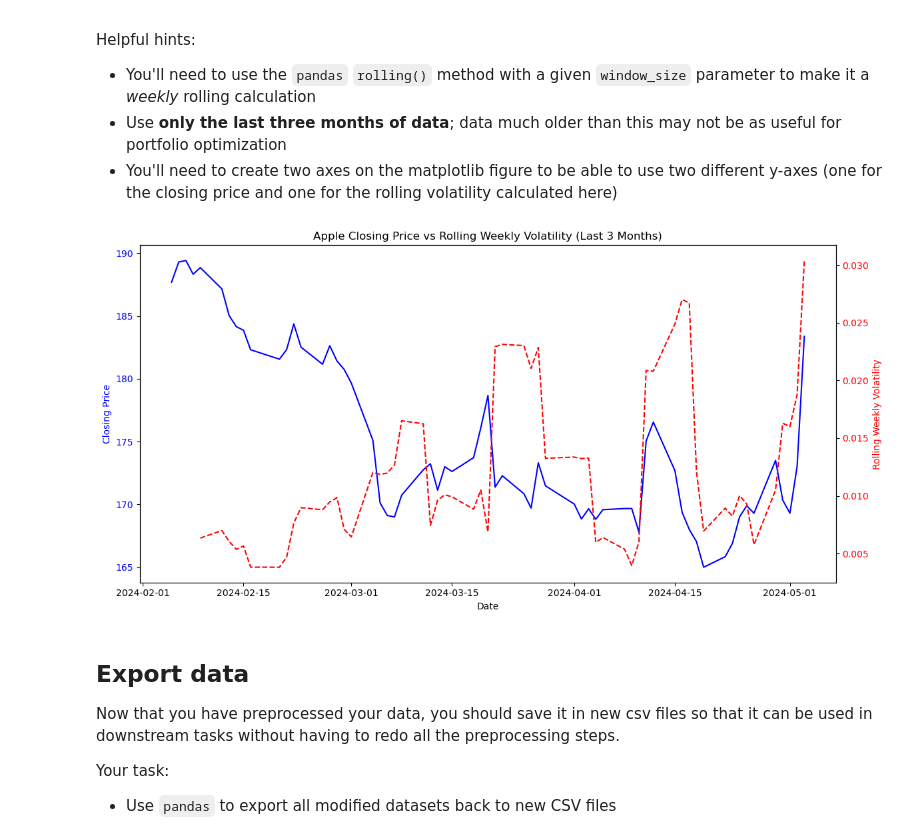
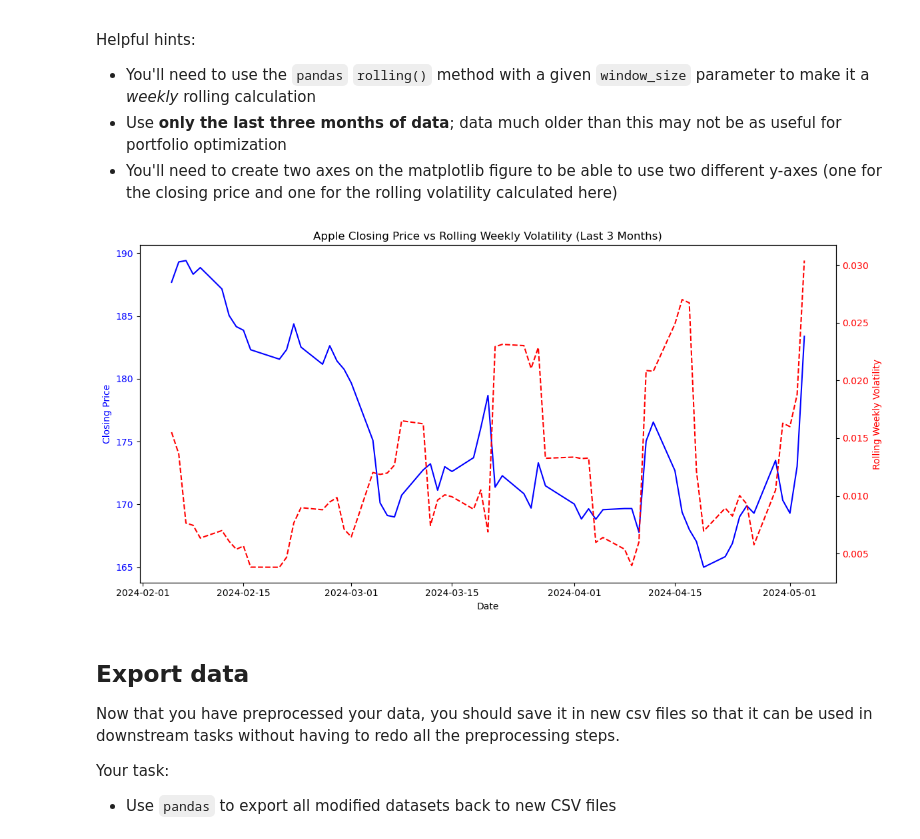
Before and after one commit to quantypi/tradingbot, a Jupyter notebook: preparing_data_for_analysis/prep_data_for_analysis.ipynb, the cells around one changed output. Saved outputs shown, nothing was run; the diff lists cells and outputs as text; code cells hidden in the pictures.

```diff
--- a/preparing_data_for_analysis/prep_data_for_analysis.ipynb
+++ b/preparing_data_for_analysis/prep_data_for_analysis.ipynb
@@ -710,35 +702,33 @@ apple['Rolling Weekly Volatility'] = apple['Daily Return'].rolling(window=5).std
 # %%
-# Plot the calculated rolling weekly volatility of Apple's closing price against Apple's closing price
-# Plot these on the same chart, but using different y-axes
+# Calculate rolling one-week volatility once on full dataset
+apple['Rolling Weekly Volatility'] = apple['Daily Return'].rolling(window=5).std()
 
 # Filter to last 3 months using Date index
 last_3_months = apple[apple.index >= apple.index.max() - pd.DateOffset(months=3)].copy()
-
-# Calculate rolling volatility
-last_3_months['Rolling Volatility'] = last_3_months['Daily Return'].rolling(window=5).std()
 
 # Plot
 import matplotlib.pyplot as plt
 
 fig, ax1 = plt.subplots(figsize=(12, 6))
 
 # Plot closing price
 ax1.plot(last_3_months.index, last_3_months['Close/Last'], color='blue', label='Closing Price')
 ax1.set_xlabel("Date")
 ax1.set_ylabel("Closing Price", color='blue')
 ax1.tick_params(axis='y', labelcolor='blue')
 
-# Plot rolling volatility
+# Plot rolling volatility from precomputed column
 ax2 = ax1.twinx()
-ax2.plot(last_3_months.index, last_3_months['Rolling Volatility'], color='red', linestyle='--', label='Rolling Weekly Volatility')
+ax2.plot(last_3_months.index, last_3_months['Rolling Weekly Volatility'],
+         color='red', linestyle='--', label='Rolling Weekly Volatility')
 ax2.set_ylabel("Rolling Weekly Volatility", color='red')
 ax2.tick_params(axis='y', labelcolor='red')
 
 plt.title("Apple Closing Price vs Rolling Weekly Volatility (Last 3 Months)")
 plt.tight_layout()
 plt.show()
 # %% [output]
-[figure, old version]
+[figure, new version]
 # %% [markdown]
 ## Export data
 
```
Also changed, not shown: parts of 4 cells of this notebook, 1 other file.
